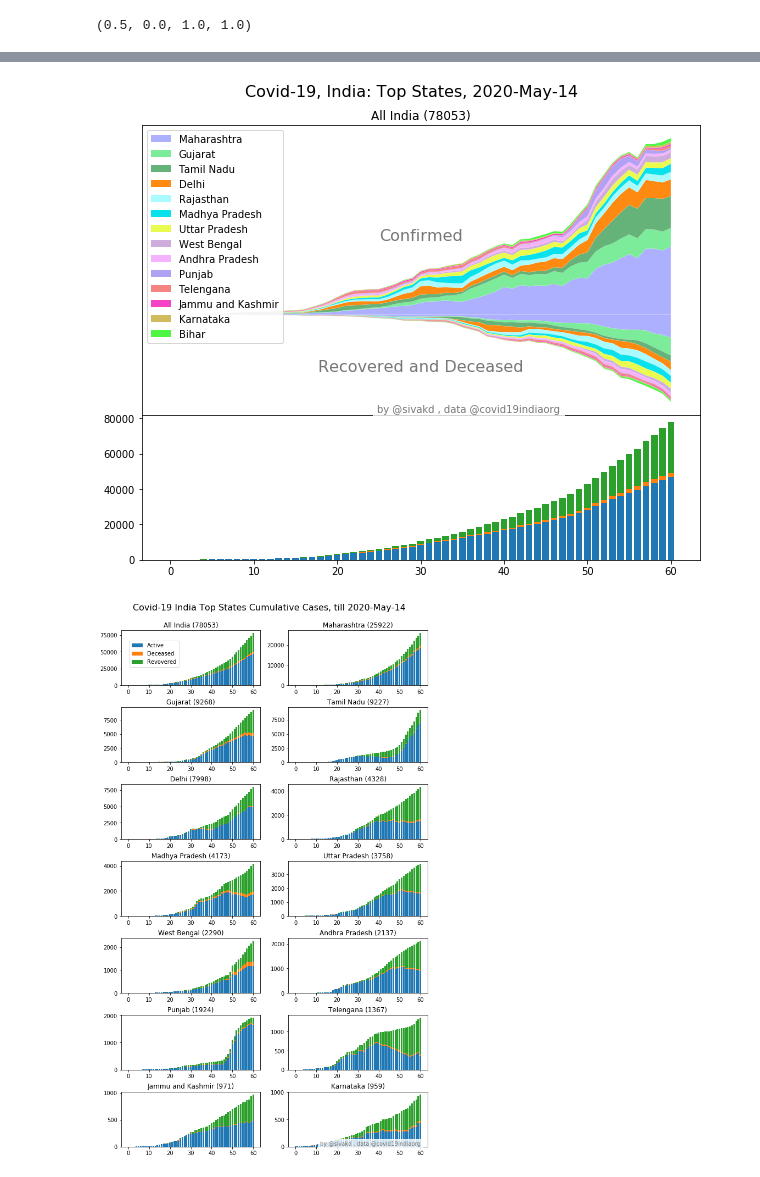
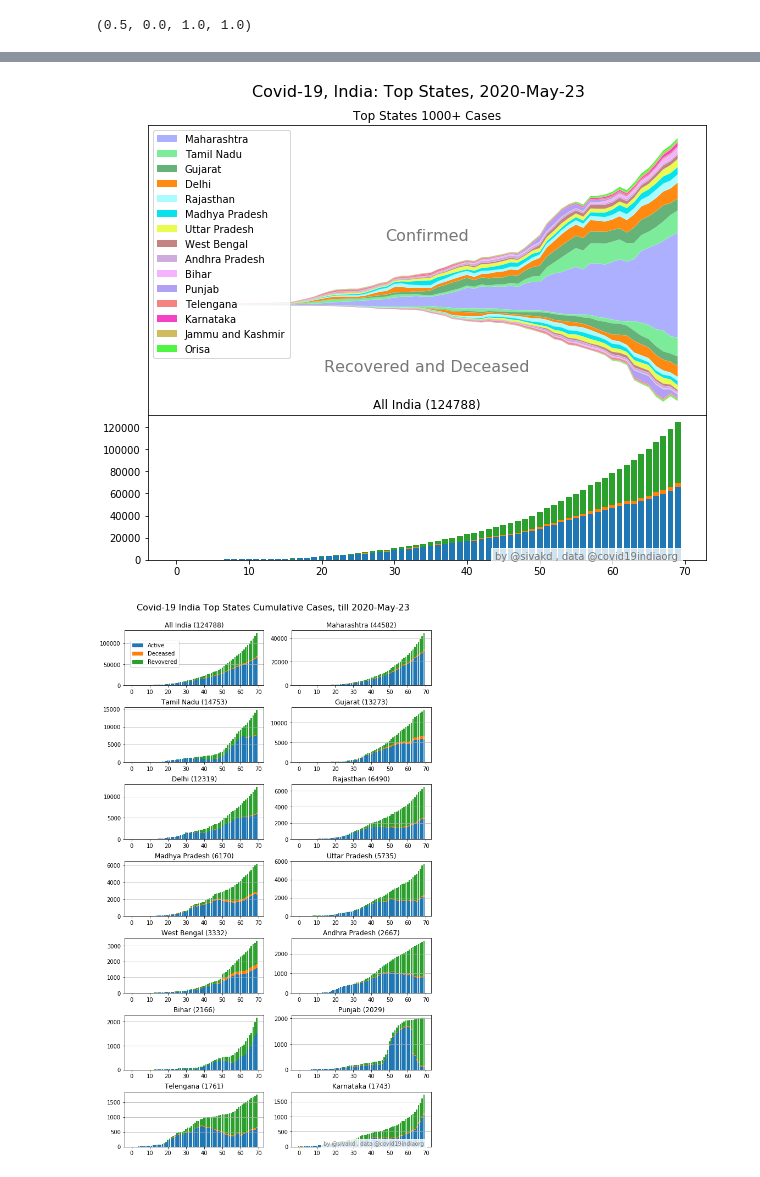
Before and after one commit to dsivakumar/covid-19-India, a Jupyter notebook: covid-analysis-v1.2.ipynb, the cells around one changed output, grey strips where cells are left out. Saved outputs shown, nothing was run; the diff lists cells and outputs as text; code cells hidden in the pictures.

Commit message:
update net and active cases 1.21

```diff
--- a/covid-analysis-v1.2.ipynb
+++ b/covid-analysis-v1.2.ipynb
@@ -50,3 +51,5 @@ cols=['tt','mh','dl','gj', 'rj',  'mp', 'tn','up', 'tg','ap','pb', 'ka', 'kl',
+# %%
+df[cols]= df[cols].apply(pd.to_numeric)
 # %%
 top=['mh','dl','gj', 'rj',  'mp', 'tn','up', 'tg','ap', 'pb','ka', 'kl',  'wb']
 # %%
@@ -64,9 +67,9 @@ colors = dict(zip(
 ))
 # %%
 titles = dict(zip(
-    ['tt','mh','dl','gj', 'rj',  'mp', 'tn','up', 'tg','ap', 'pb','wb','ka', 'kl', 'jk','br','hr'],
+    ['tt','mh','dl','gj', 'rj',  'mp', 'tn','up', 'tg','ap', 'pb','wb','ka', 'kl', 'jk','br','hr','or'],
     ["All India",'Maharashtra', 'Delhi', 'Gujarat', 'Rajasthan','Madhya Pradesh',
          'Tamil Nadu', 'Uttar Pradesh','Telengana','Andhra Pradesh','Punjab', "West Bengal",'Karnataka',
-         'Kerala',"Jammu and Kashmir",'Bihar','Haryana']
+         'Kerala',"Jammu and Kashmir",'Bihar','Haryana','Orisa']
 ))
 # %%
@@ -92,8 +95,10 @@ today = datetime.today().strftime('%b-%d')
 # %%
 #top=['mh','gj','dl', 'rj', 'mp', 'up','tn', 'tg','ap', 'pb','ka', 'kl',  'wb']
 # %%
-g1000=c_df[cols].sum().sort_values(ascending=False)>900
+g1000=c_df[cols].sum().sort_values(ascending=False)>1100
 tops=g1000.index[g1000]
+# %%
+tops = tops[tops!='un']
 # %%
 fig, ax = plt.subplots(figsize=(15, 17))
 
@@ -242,8 +248,8 @@ top=cff[tops[1:]].sum().sort_values(ascending=False).index
 
 ax.clear()
 
-colors = ['#adb0ff', '#7ceb9a', '#66b37a', '#fe8a11','#aafbff', '#09e2ed', '#eafb50',
-    '#ceadde', '#f5b3ff', '#b0a1f5', '#f48381','#f542c5', '#d0bb5f', '#4ef542']
+colors = ['#adb0ff', '#7ceb9a', '#66b37a', '#fe8a11','#aafbff', '#09e2ed', '#eafb50','#c48381',
+    '#ceadde', '#f5b3ff', '#b0a1f5', '#f48381','#f542c5', '#d0bb5f', '#4ef542','#a34e57','#5edef7']
 
 tt= [titles[t] for t in top]
 
@@ -273,44 +279,47 @@ ax.set_yticks([])
 ######### bottom plot #####################
 
 
-top=['tt','mh','gj','dl', 'rj',  'mp', 'tn', 'up','tg','ap','pb',  'wb', 'ka', 'kl']
-
+#top=['tt','mh','gj','dl', 'rj',  'mp', 'tn', 'up','tg','ap','pb',  'wb', 'ka', 'kl']
+top = tops
 
 cff = c_df[c_df['date']<=dts.iloc[-1]]
 rff = r_df[r_df['date']<=dts.iloc[-1]]
 dff = d_df[d_df['date']<=dts.iloc[-1]]
 cff=cff[top].apply(pd.to_numeric, errors='coerce', axis=1).reset_index()
 rff=rff[top].apply(pd.to_numeric, errors='coerce', axis=1).reset_index()
 dff=dff[top].apply(pd.to_numeric, errors='coerce', axis=1).reset_index()
 rff= rff+dff
 
 aff= cff-(rff+dff)
 aff=aff.drop('index',axis=1).cumsum()
 rff=rff.drop('index',axis=1).cumsum()
 dff=dff.drop('index',axis=1).cumsum()
 
 ax1 = plt.subplot(gs[1], sharex = ax)
 
 i=0
 l1 = ax1.bar(aff.index, aff[top[i]] )
 l2 = ax1.bar(dff.index,dff[top[i]],bottom=aff[top[i]])
 l3 = ax1.bar(rff.index,rff[top[i]],bottom=aff[top[i]]+dff[top[i]])
 sum = np.str(cff.sum()[top[i]].astype('int'))
 
+
+
+ax.title.set_text('Top States 1000+ Cases')
 #sum = c_df[c_df['date']<=dts.iloc[-1]]['tt'].astype('int').sum()
-ax.title.set_text(titles['tt']+ ' (' + np.str(sum) + ')')
+ax1.title.set_text(titles['tt']+ ' (' + np.str(sum) + ')')
 
 plt.subplots_adjust(hspace=.0)
 
 fig.suptitle("Covid-19, India: Top States, 2020-"+today,size=16,y=0.95)
-ax1.text(0.75, 0.01, 'by @sivakd , data @covid19indiaorg', transform=ax.transAxes, ha='right',
+fig.text(0.95, -0.5, 'by @sivakd , data @covid19indiaorg', transform=ax.transAxes, ha='right',
             color='#777777', bbox=dict(facecolor='white', alpha=0.8, edgecolor='white'))
 
 plt.savefig("covid-top-states-stacked-"+today+".png",bbox_inches = "tight")
 
 plt.show()
 # %% [output]
-[figure, old version]
+[figure, new version]
 # %%
 top=tops
 cff = c_df[c_df['date']<=dts.iloc[-1]]
@@ -334,12 +343,15 @@ i=0
 w=7
 
 for ax in axes.flatten():
-    l1 = ax.bar(aff.index, aff[top[i]] )
-    l2 = ax.bar(dff.index,dff[top[i]],bottom=aff[top[i]])
-    l3 = ax.bar(rff.index,rff[top[i]],bottom=aff[top[i]]+dff[top[i]])
+    l1 = ax.bar(aff.index, aff[top[i]])#,color='#b6e0b8' )
+    l2 = ax.bar(dff.index,dff[top[i]],bottom=aff[top[i]])#,color='red')
+    l3 = ax.bar(rff.index,rff[top[i]],bottom=aff[top[i]]+dff[top[i]])#,color='#22b518')
     sum = np.str(cff.sum()[top[i]].astype('int'))
     ax.title.set_text(titles[top[i]]+ ' (' + sum + ')')
+    ax.grid(axis='y')
     i = i+1
+
+
 
 fig.legend((l1[0],l2[0],l3[0]), ('Active','Deceased','Revovered'),loc=(0.1,0.88))
 plt.text(0.95, 0.02, 'by @sivakd , data @covid19indiaorg', transform=ax.transAxes, ha='right',
@@ -348,4 +360,4 @@ plt.subplots_adjust(left=None, bottom=0.01, right=None, top=None, wspace=None, h
 fig.suptitle("Covid-19 India Top States Cumulative Cases, till 2020-"+today,size=16,y=0.925)
 plt.savefig("covid-top-states-stacked-active-"+today+".png",bbox_inches = "tight")
 # %% [output]
-[figure, old version]
+[figure, new version]
```
Also changed, not shown: parts of 17 cells of this notebook.
